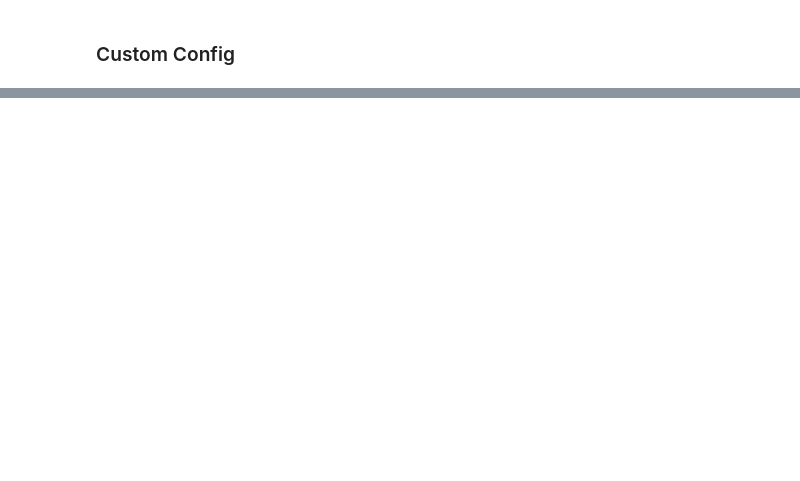
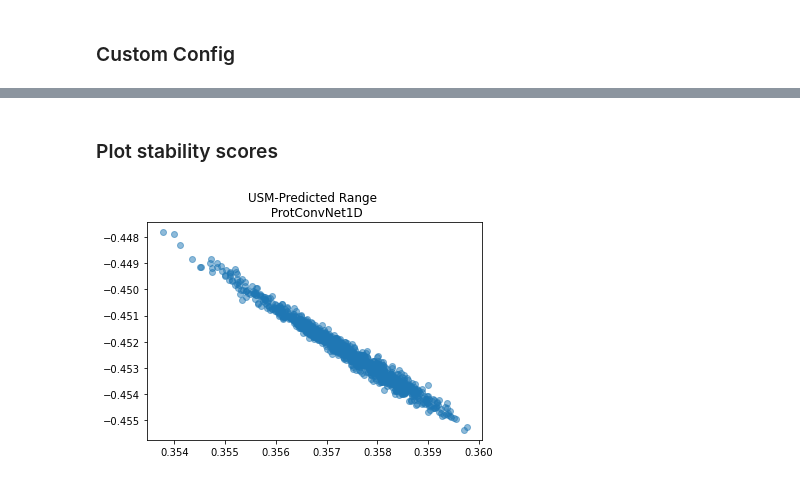
Before and after one commit to karinazad/protease_stability, a Jupyter notebook: notebooks/run_model.ipynb, the cells around one changed output, grey strips where cells are left out. Saved outputs shown, nothing was run; the diff lists cells and outputs as text; code cells hidden in the pictures; blank space fills up the shorter version.

```diff
--- a/notebooks/run_model.ipynb
+++ b/notebooks/run_model.ipynb
@@ -33,0 +41,6 @@ MODEL_TYPE = "convnet_1d"
+# %%
+X_unfolded, kT_unfolded, kC_unfolded = get_and_process_data(DATA_PATH, fit_to_range="clip")
+X_folded, kT_folded, kC_folded = get_and_process_data(DATA2_PATH, fit_to_range="remove")
+# %%
+unfolded_data, folded_data = get_folded_unfolded_data_splits(X_unfolded, kT_unfolded, kC_unfolded,
+                                                            X_folded, kT_folded, kC_folded)
@@ -81,8 +58,11 @@ To enable them in other operations, rebuild TensorFlow with the appropriate comp
 # %%
-model.train(X_unfolded=X_train,
-            targets_unfolded=[kT_train, kC_train],
-            X_folded=X_folded_train,
-            targets_folded=[kT_folded_train, kC_folded_train],
-            epochs=epochs,
-            validation=True)
+model.train(
+    X_unfolded=unfolded_data["X_train"],
+    kT_unfolded=unfolded_data["kT_train"],
+    kC_unfolded=unfolded_data["kC_train"],
+    X_folded=folded_data["X_train"],
+    kT_folded=folded_data["kT_train"],
+    kC_folded=folded_data["kC_train"],
+    epochs=epochs,
+)
 # %% [output]
@@ -127,0 +123,13 @@ plt.show()
+# %% [markdown]
+### Plot stability scores
+# %%
+X_test_folded_samples = sample_arrays([folded_data["X_test"]], n_samples=1000)[0]
+
+kT_pred, kC_pred = model.predict(X_test_folded_samples)
+
+title=model.model.name.replace("_", " ")
+plt.scatter(kT_pred, kC_pred, alpha=0.5)
+plt.title(f"USM-Predicted Range \n {title}")
+plt.show()
+# %% [output]
+[figure, added]
```
Also changed, not shown: parts of 27 cells of this notebook, 1 other file.
